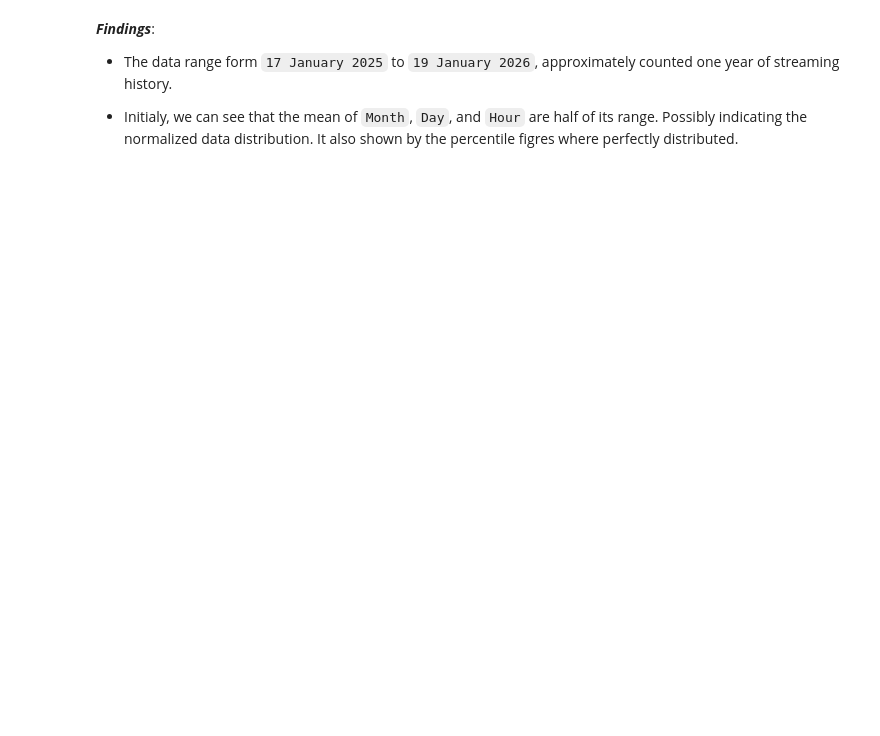
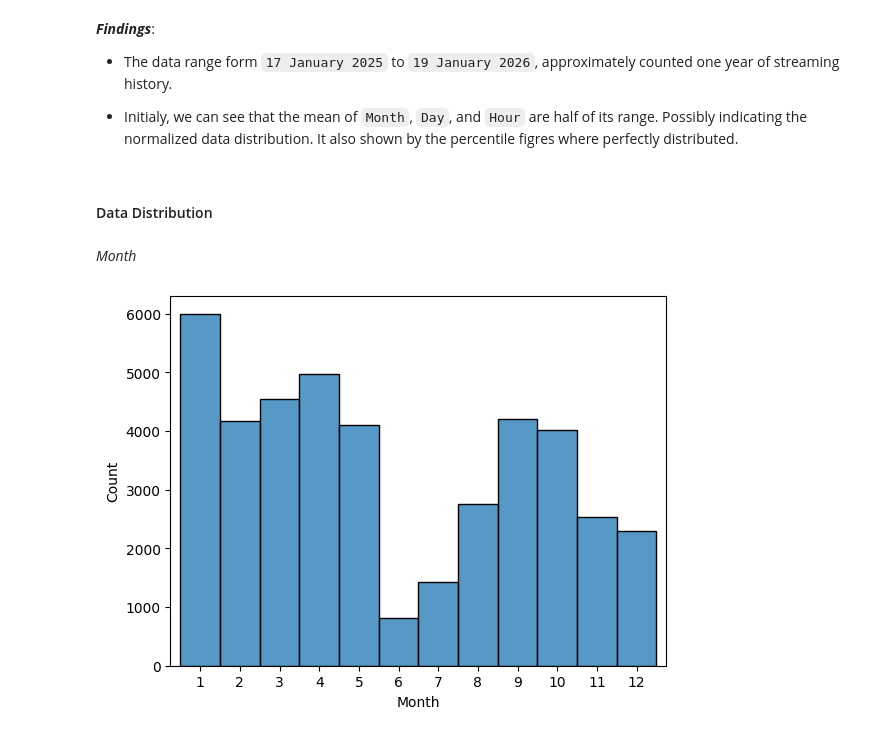
Before and after one commit to miqbal-id27/Spotify_Unwrapped, a Jupyter notebook: initial_streaming_analysis.ipynb, the cells around one changed output. Cells and saved outputs as stored; diff of their text form; code cells hidden in the pictures; blank space fills up the shorter version.

```diff
--- a/initial_streaming_analysis.ipynb
+++ b/initial_streaming_analysis.ipynb
@@ -196,3 +207,18 @@ json_uni.describe()
 
 *  Initialy, we can see that the mean of `Month`, `Day`, and `Hour` are half of its range. Possibly indicating the normalized data distribution.
    It also shown by the percentile figres where perfectly distributed.
+# %% [markdown]
+#### Data Distribution
+# %% [markdown]
+<a name="hist-month"></a>
+*Month*
+# %%
+# Histogram
+sns.histplot(json_uni, x='Month', bins=12, discrete=True)
+
+plt.xticks(range(1,13))
+plt.xlim(0.25, 12.75)
+
+plt.show()
+# %% [output]
+[figure, added]
```
Also changed, not shown: parts of 16 cells of this notebook.
